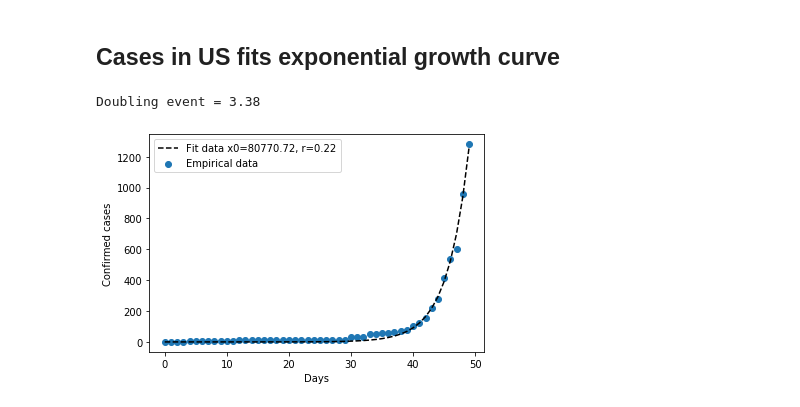
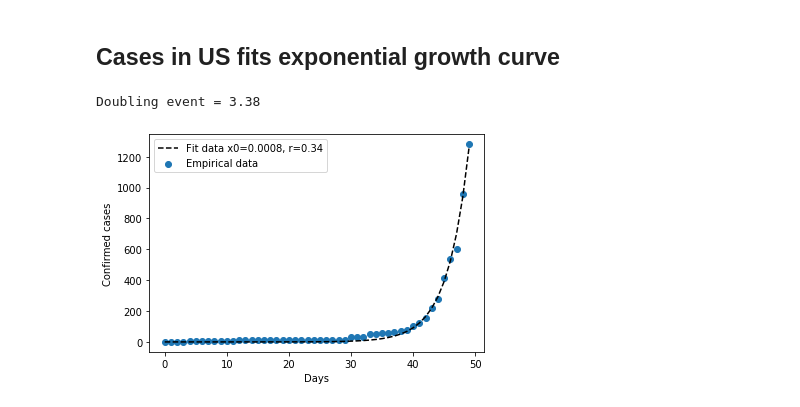
Before and after one commit to yash-shashank-vakilna/covid-19-model-spread, a Jupyter notebook: Covid19_US_and_China_growth_curve.ipynb, the cells around one changed output. Saved outputs shown, nothing was run; the diff lists cells and outputs as text; code cells hidden in the pictures.

```diff
--- a/Covid19_US_and_China_growth_curve.ipynb
+++ b/Covid19_US_and_China_growth_curve.ipynb
@@ -47,25 +47,25 @@ Doubling event = 4.11
 # %%
 def exponential_fun(x,x0,r ):
     return x0*(1+r)**x
 
 sp_country_df = country_df.loc['US']
 
 confirm_cases = sp_country_df['Confirmed'].to_numpy()
 days =  np.arange(len(confirm_cases))
 
 popt_expo, pcov_expo = curve_fit(exponential_fun,
             days, confirm_cases,
             p0=[1,1])
 
 fit_data = exponential_fun(days, popt_expo[0], popt_expo[1])
 nl='\n'
 plt.scatter(days,confirm_cases,label='Empirical data')
-plt.plot(days, fit_data, 'k--',label=f"Fit data x0={np.round(popt_logit[0],2)}, r={np.round(popt_logit[1],2)}")
+plt.plot(days, fit_data, 'k--',label=f"Fit data x0={np.round(popt_expo[0],5)}, r={np.round(popt_expo[1],2)}")
 
 plt.xlabel('Days'); plt.ylabel('Confirmed cases')
 plt.legend()
 
 print(f'Doubling event = {1+np.round(np.log(2)/(np.log(1+popt_expo[1])),2)}')
 # %% [output]
 Doubling event = 3.38
-[figure, old version]
+[figure, new version]
```
Also changed, not shown: 1 other file.
